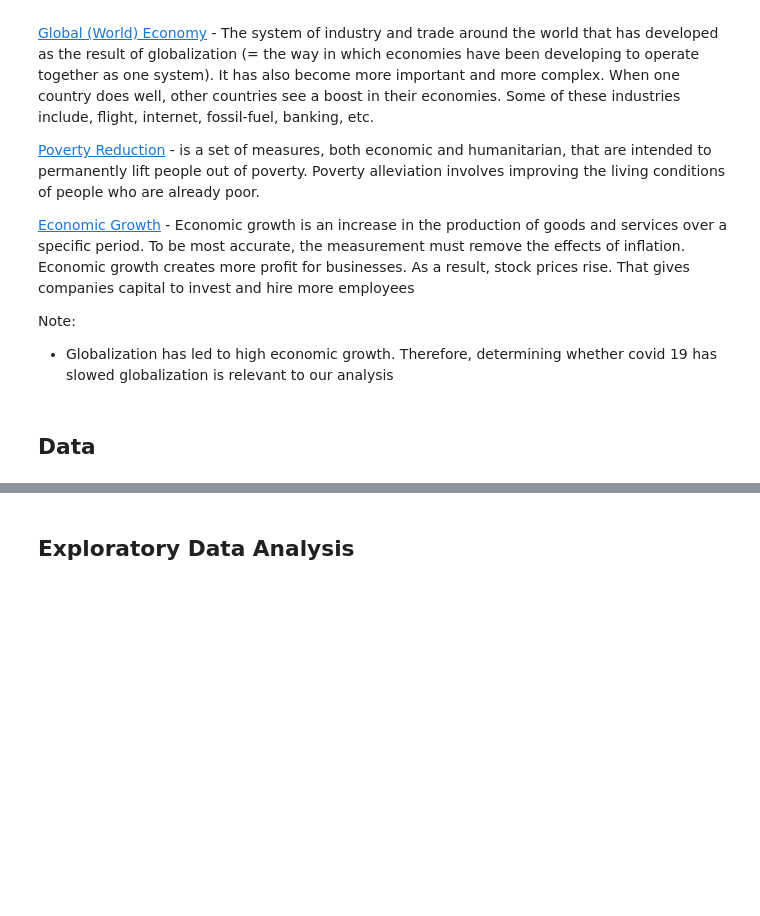
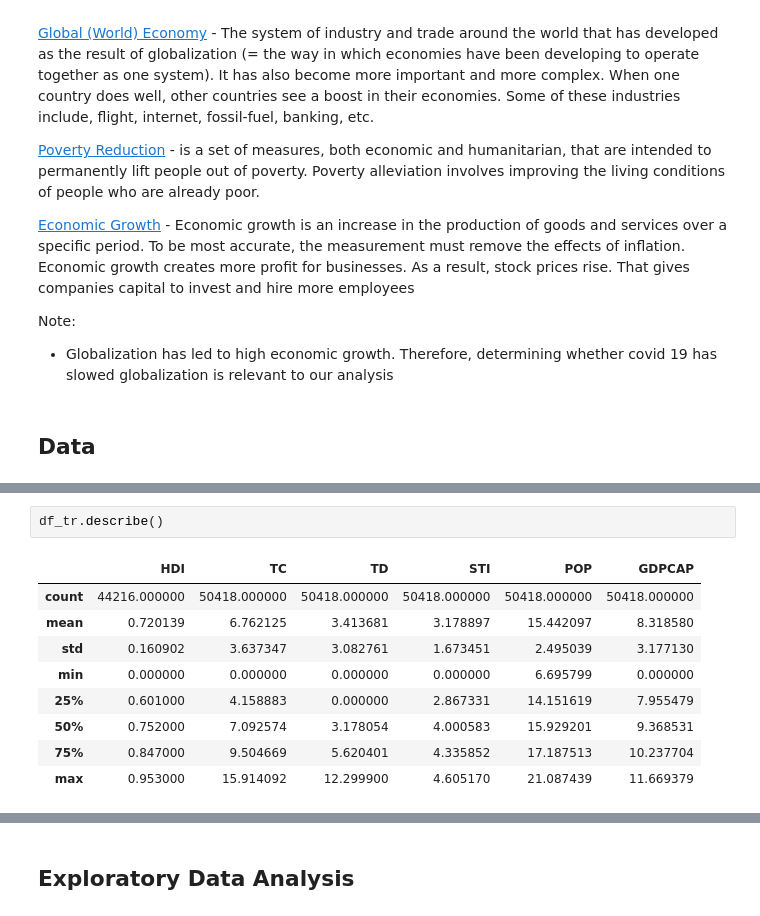
Before and after one commit to HamoyeHQ/Covid19-impact, a Jupyter notebook: covid19_impact.ipynb, the cells around one changed output, grey strips where cells are left out. Cells and saved outputs as stored; diff of their text form; blank space fills up the shorter version.

```diff
--- a/covid19_impact.ipynb
+++ b/covid19_impact.ipynb
@@ -47,0 +142,12 @@ Here is a brief description of the features available.
+# %%
+df_tr.describe()
+# %% [output]
+|  | HDI | TC | TD | STI | POP | GDPCAP |
+| count | 44216.000000 | 50418.000000 | 50418.000000 | 50418.000000 | 50418.000000 | 50418.000000 |
+| mean | 0.720139 | 6.762125 | 3.413681 | 3.178897 | 15.442097 | 8.318580 |
+| std | 0.160902 | 3.637347 | 3.082761 | 1.673451 | 2.495039 | 3.177130 |
+| min | 0.000000 | 0.000000 | 0.000000 | 0.000000 | 6.695799 | 0.000000 |
+| 25% | 0.601000 | 4.158883 | 0.000000 | 2.867331 | 14.151619 | 7.955479 |
+| 50% | 0.752000 | 7.092574 | 3.178054 | 4.000583 | 15.929201 | 9.368531 |
+| 75% | 0.847000 | 9.504669 | 5.620401 | 4.335852 | 17.187513 | 10.237704 |
+| max | 0.953000 | 15.914092 | 12.299900 | 4.605170 | 21.087439 | 11.669379 |
```
Also changed, not shown: parts of 28 cells of this notebook.
